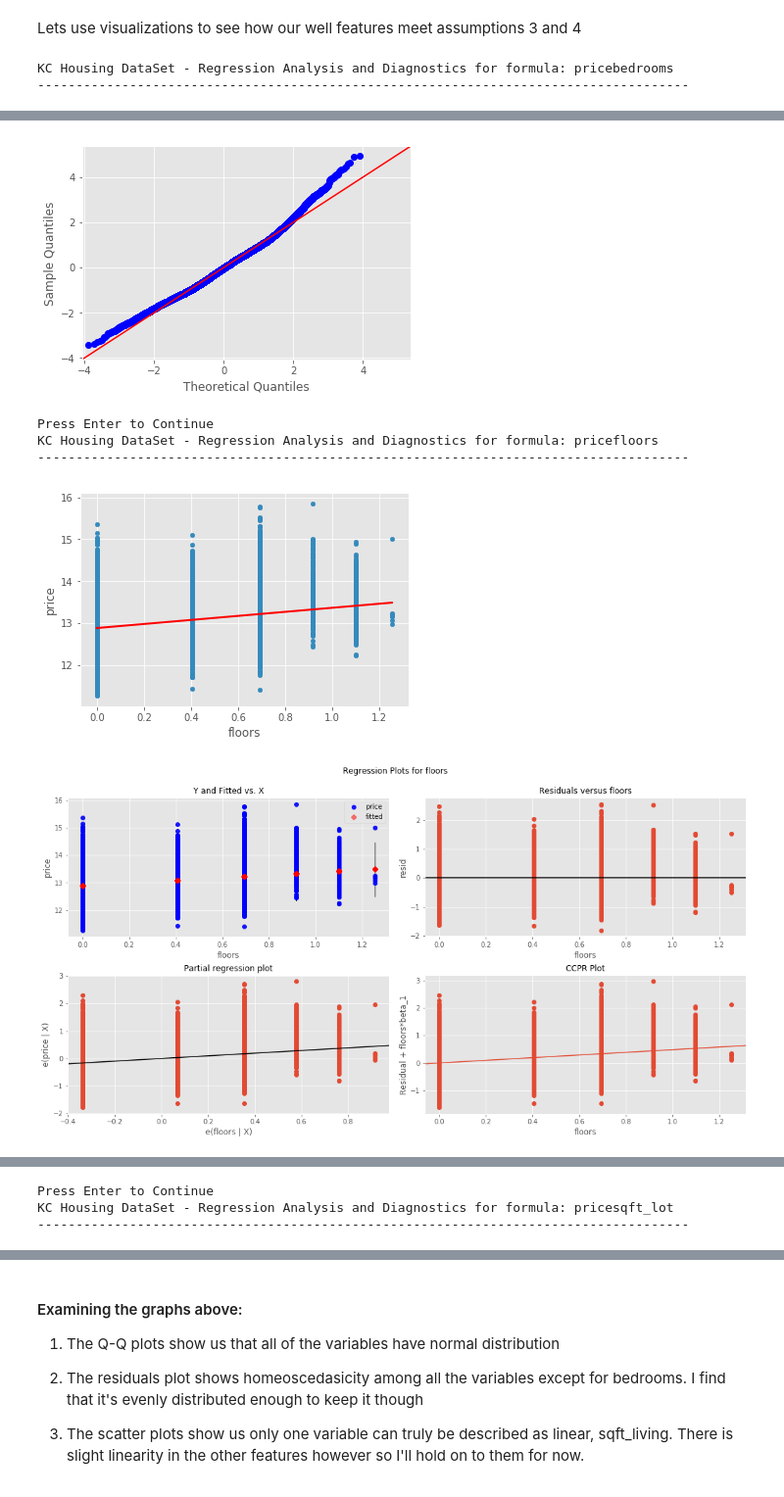
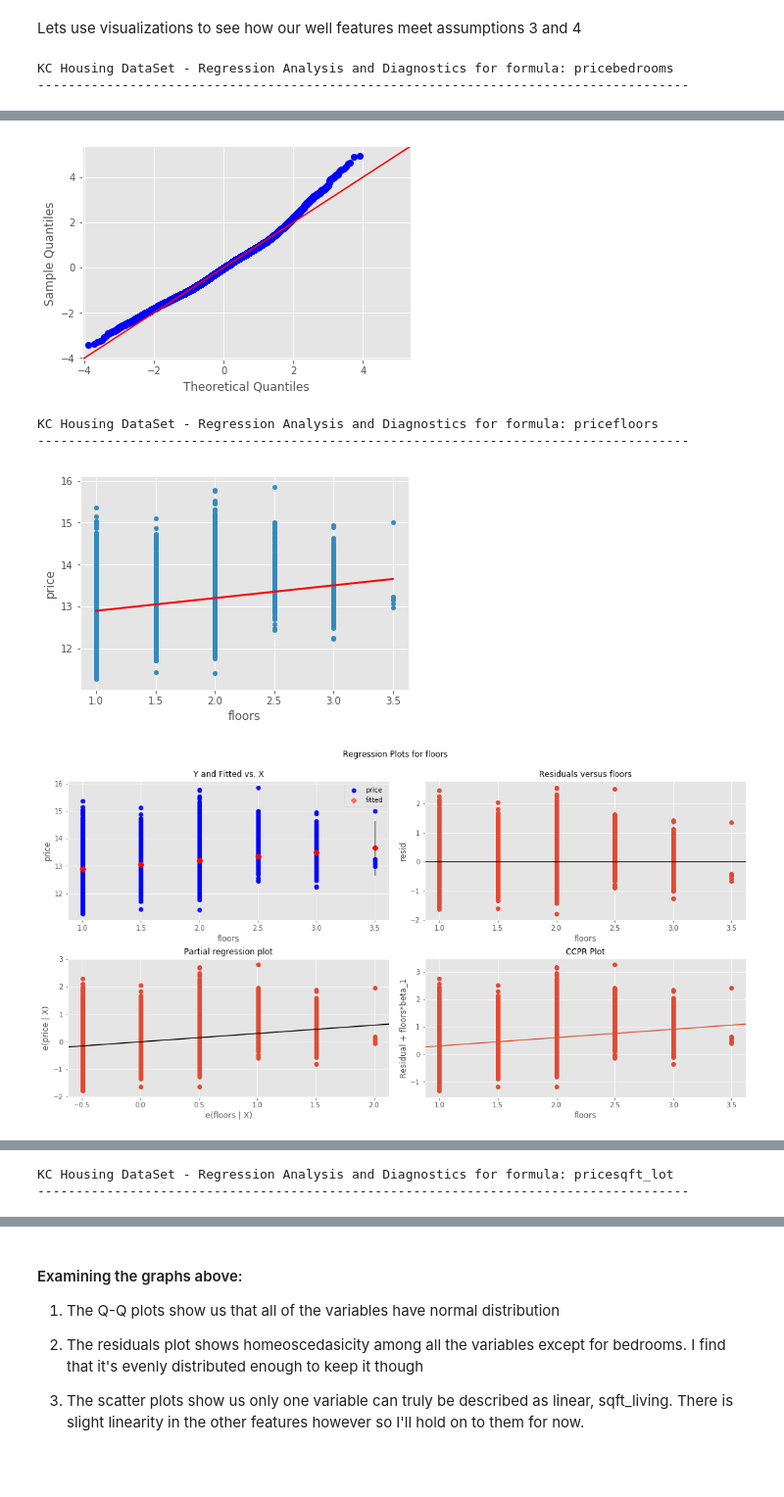
Before and after one commit to FHyder/KC-House-Multiple-Regression-Analysis, a Jupyter notebook: student.ipynb, the cells around one changed output, grey strips where cells are left out. Shown at 98% size. Saved outputs shown, nothing was run; the diff lists cells and outputs as text; code cells hidden in the pictures.

```diff
--- a/student.ipynb
+++ b/student.ipynb
@@ -676,7 +676,7 @@ Okay the distribution for bedrooms, price, sqftbasement, sqftlivng, and both sqf
 # %%
 data_log = pd.DataFrame([])
 data_log['bedrooms'] = np.log(df['bedrooms'])
-data_log['floors'] = np.log(df['floors'])
+data_log['floors'] = df['floors']
 data_log['sqft_lot'] = np.log(df['sqft_lot'])
 data_log['price'] = np.log(df['price'])
 data_log['sqft_living'] = np.log(df['sqft_living'])
@@ -808,40 +808,36 @@ import statsmodels.formula.api as smf
 import scipy.stats as stats
 import statsmodels.stats.api as sms
 
 features = features.drop(['condition1','condition2','condition3','condition4','condition5'], axis = 1)
 
 for idx, val in enumerate(features):
     print ("KC Housing DataSet - Regression Analysis and Diagnostics for formula: price" + val)
     print ("-------------------------------------------------------------------------------------")
 
     f = 'price~' + val
 
     model = smf.ols(formula=f, data=data_log).fit()
 
     X_new = pd.DataFrame({val: [data_log[val].min(), data_log[val].max()]});
     preds = model.predict(X_new)
     data_log.plot(kind='scatter', x=val, y='price');
     plt.plot(X_new, preds, c='red', linewidth=2);
     plt.show()
     fig = plt.figure(figsize=(15,8))
     fig = sm.graphics.plot_regress_exog(model, val, fig=fig)
     fig = sm.graphics.qqplot(model.resid, dist=stats.norm, line='45', fit=True,   )
     plt.show()
-
-    input('Press Enter to Continue')
 # %% [output]
 KC Housing DataSet - Regression Analysis and Diagnostics for formula: pricebedrooms
 -------------------------------------------------------------------------------------
 [figure]
 [figure]
 [figure]
-Press Enter to Continue
 KC Housing DataSet - Regression Analysis and Diagnostics for formula: pricefloors
 -------------------------------------------------------------------------------------
-[figure, old version]
+[figure, new version]
-[figure, old version]
+[figure, new version]
 [figure]
-Press Enter to Continue
 KC Housing DataSet - Regression Analysis and Diagnostics for formula: pricesqft_lot
 -------------------------------------------------------------------------------------
 [figure]
```
Also changed, not shown: parts of 23 cells of this notebook, 2 other files.
